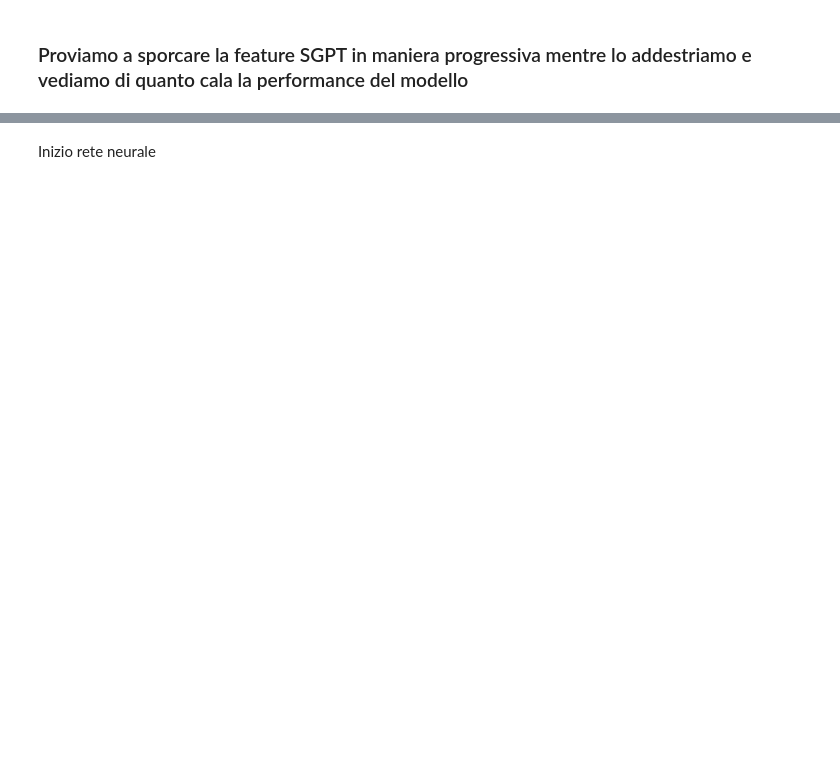
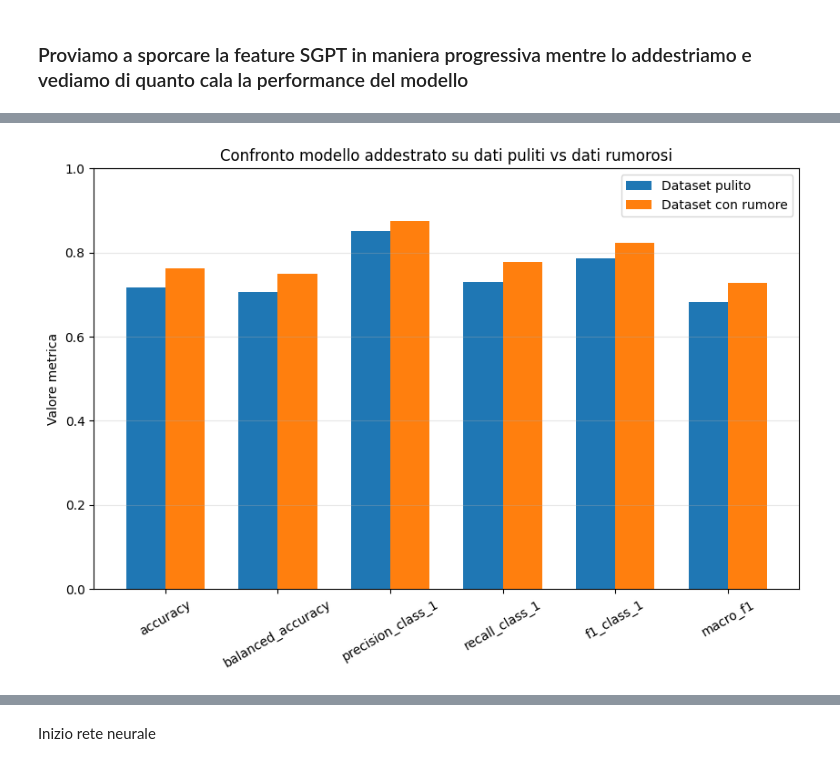
Before and after one commit to sammiforza3/MLTrainingWithNoisyDatasets, a Jupyter notebook: liverDataSet.ipynb, the cells around one changed output, grey strips where cells are left out. Drawn from its saved outputs; the diff is of its cells as text; code cells hidden in the pictures; blank space fills up the shorter version.

```diff
--- a/liverDataSet.ipynb
+++ b/liverDataSet.ipynb
@@ -435,5 +607,5 @@ best_clf, results_df, best_row = train_best_weighted_tree(
     ccp_alphas=ccp_alphas,
     weights_to_try=weights_to_try,
     depths=range(4, 8),
-    scoring_metric="f1_class_1"
+    scoring_metric="macro_f1"
 )
@@ -547,7 +746,7 @@ def search_best_ensemble_tree(
     ccp_alphas,
     weights_to_try,
     depths=range(4, 8),
-    scoring_metric="f1_class_1",
+    scoring_metric="macro_f1",
     random_state=42
 ):
     results = []
@@ -681,7 +880,7 @@ best_models, results_df, best_row, best_predictions = search_best_ensemble_tree(
     ccp_alphas=ccp_alphas,
     weights_to_try=weights_to_try,
     depths=range(4, 8),
-    scoring_metric="f1_class_1",
+    scoring_metric="macro_f1",
     random_state=42
 )
 clean_training_results = best_models, results_df, best_row, best_predictions
@@ -979,6 +1243,6 @@ noise_training_results = search_best_ensemble_tree(
     ccp_alphas=ccp_alphas,
     weights_to_try=weights_to_try,
     depths=range(4, 8),
-    scoring_metric="f1_class_1",
+    scoring_metric="macro_f1",
     random_state=42
 )
@@ -1018,7 +1302,8 @@ possible_metrics = [
     "balanced_accuracy",
     "precision_class_1",
     "recall_class_1",
-    "f1_class_1"
+    "f1_class_1",
+    "macro_f1"
 ]
 
 # Tengo solo le metriche presenti in entrambi
@@ -1032,32 +1317,34 @@ for metric in possible_metrics:
 # Valori delle metriche
 clean_values = []
 
 for metric in metrics:
     clean_values.append(clean_best_row[metric])
 
 
 noise_values = []
 
 for metric in metrics:
     noise_values.append(noise_best_row[metric])
 
 
 # Grafico
 x = np.arange(len(metrics))
 width = 0.35
 
 plt.figure(figsize=(10, 6))
 
 plt.bar(x - width/2, clean_values, width, label="Dataset pulito")
 plt.bar(x + width/2, noise_values, width, label="Dataset con rumore")
 
 plt.xticks(x, metrics, rotation=30)
 plt.ylabel("Valore metrica")
 plt.title("Confronto modello addestrato su dati puliti vs dati rumorosi")
 plt.ylim(0, 1)
 plt.legend()
 plt.grid(axis="y", alpha=0.3)
 
 plt.show()
+# %% [output]
+[figure, added]
 # %%
 df_encoded.head()
```
Also changed, not shown: parts of 53 cells of this notebook, 27 other files.
